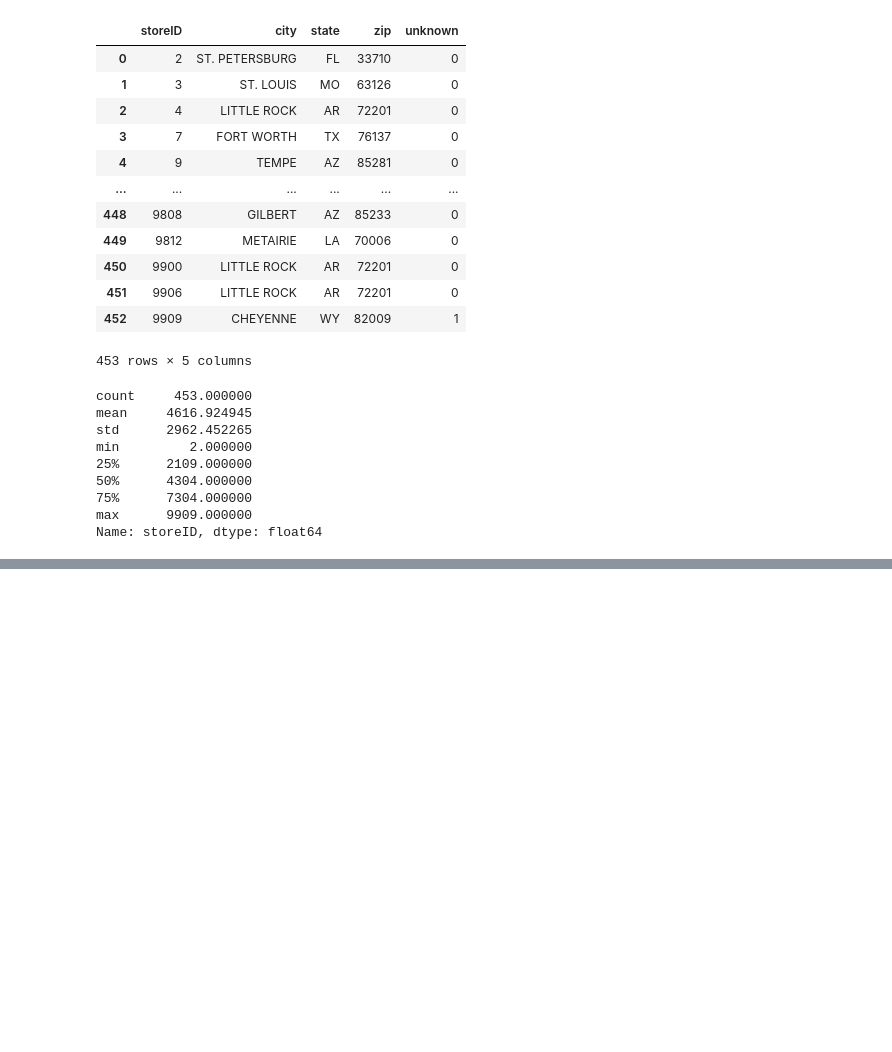
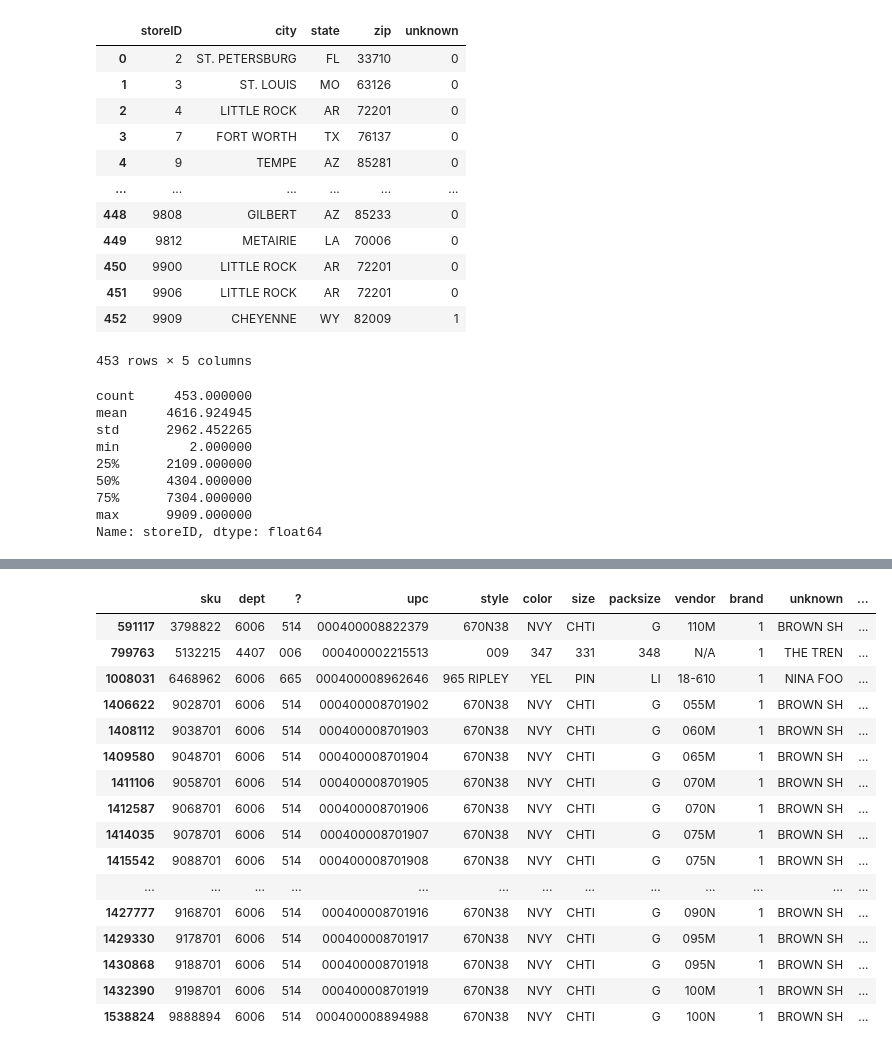
Before and after one commit to jakobkuemmerle/Shopping-Store-Price-Elasticity-Model, a Jupyter notebook: project_EDA.ipynb, the cells around one changed output, grey strips where cells are left out. Cells and saved outputs as stored; diff of their text form; code cells hidden in the pictures; blank space fills up the shorter version.

Commit message:
cleaned up sku table

```diff
--- a/project_EDA.ipynb
+++ b/project_EDA.ipynb
@@ -211,0 +157,7 @@ trans.head(10)
+# %%
+cleaned_sku = pd.concat([sku.drop(bad_formatted_rows.index), bad_formatted_rows])
+
+# Reset the index of the merged DataFrame
+cleaned_sku.reset_index(drop=True, inplace=True)
+
+cleaned_sku
@@ -211,0 +178,5 @@ trans.head(10)
+# %%
+cleaned_sku.drop(columns=[10], inplace=True)
+cleaned_sku.columns = ['sku', 'dept', '?', 'upc', 'style', 'color', 'size',
+                       'packsize', 'vendor', 'brand', 'unknown', 'extra']
+cleaned_sku
@@ -211,0 +197,5 @@ trans.head(10)
+# %%
+cleaned_sku['sku'] = cleaned_sku['sku'].astype(int)
+cleaned_sku['dept'] = cleaned_sku['dept'].astype(int)
+
+cleaned_sku.dtypes
@@ -211,0 +231,4 @@ trans.head(10)
+# %%
+bad_rows = cleaned_sku[~cleaned_sku['packsize'].apply(lambda x: str(x).isdigit())|
+    ~cleaned_sku['vendor'].apply(lambda x: str(x).isdigit())]
+bad_rows
@@ -211,0 +304,23 @@ trans.head(10)
+# %%
+# these dont have a valid 'vendor', that should be fine as we wont be using vendor in our analysis
+# no idea what CHTI or G means, just dropping those
+second_set = bad_rows[~bad_rows['unknown'].apply(lambda x: str(x).isdigit())]
+second_set
+# %% [output]
+|  | sku | dept | ? | upc | style | color | size | packsize | vendor | brand | unknown | ... |
+| 591117 | 3798822 | 6006 | 514 | 000400008822379 | 670N38 | NVY | CHTI | G | 110M | 1 | BROWN SH | ... |
+| 799763 | 5132215 | 4407 | 006 | 000400002215513 | 009 | 347 | 331 | 348 | N/A | 1 | THE TREN | ... |
+| 1008031 | 6468962 | 6006 | 665 | 000400008962646 | 965 RIPLEY | YEL | PIN | LI | 18-610 | 1 | NINA FOO | ... |
+| 1406622 | 9028701 | 6006 | 514 | 000400008701902 | 670N38 | NVY | CHTI | G | 055M | 1 | BROWN SH | ... |
+| 1408112 | 9038701 | 6006 | 514 | 000400008701903 | 670N38 | NVY | CHTI | G | 060M | 1 | BROWN SH | ... |
+| 1409580 | 9048701 | 6006 | 514 | 000400008701904 | 670N38 | NVY | CHTI | G | 065M | 1 | BROWN SH | ... |
+| 1411106 | 9058701 | 6006 | 514 | 000400008701905 | 670N38 | NVY | CHTI | G | 070M | 1 | BROWN SH | ... |
+| 1412587 | 9068701 | 6006 | 514 | 000400008701906 | 670N38 | NVY | CHTI | G | 070N | 1 | BROWN SH | ... |
+| 1414035 | 9078701 | 6006 | 514 | 000400008701907 | 670N38 | NVY | CHTI | G | 075M | 1 | BROWN SH | ... |
+| 1415542 | 9088701 | 6006 | 514 | 000400008701908 | 670N38 | NVY | CHTI | G | 075N | 1 | BROWN SH | ... |
+| ... | ... | ... | ... | ... | ... | ... | ... | ... | ... | ... | ... | ... |
+| 1427777 | 9168701 | 6006 | 514 | 000400008701916 | 670N38 | NVY | CHTI | G | 090N | 1 | BROWN SH | ... |
+| 1429330 | 9178701 | 6006 | 514 | 000400008701917 | 670N38 | NVY | CHTI | G | 095M | 1 | BROWN SH | ... |
+| 1430868 | 9188701 | 6006 | 514 | 000400008701918 | 670N38 | NVY | CHTI | G | 095N | 1 | BROWN SH | ... |
+| 1432390 | 9198701 | 6006 | 514 | 000400008701919 | 670N38 | NVY | CHTI | G | 100M | 1 | BROWN SH | ... |
+| 1538824 | 9888894 | 6006 | 514 | 000400008894988 | 670N38 | NVY | CHTI | G | 100N | 1 | BROWN SH | ... |
```
Also changed, not shown: parts of 67 cells of this notebook.
